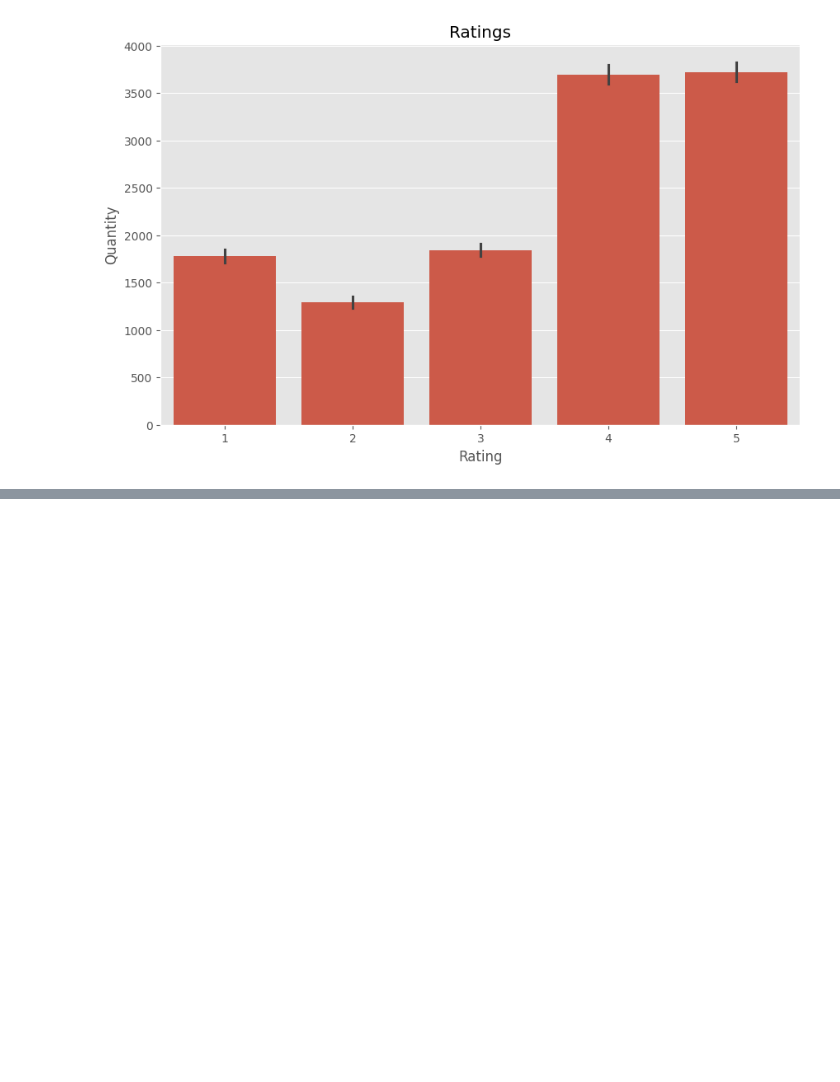
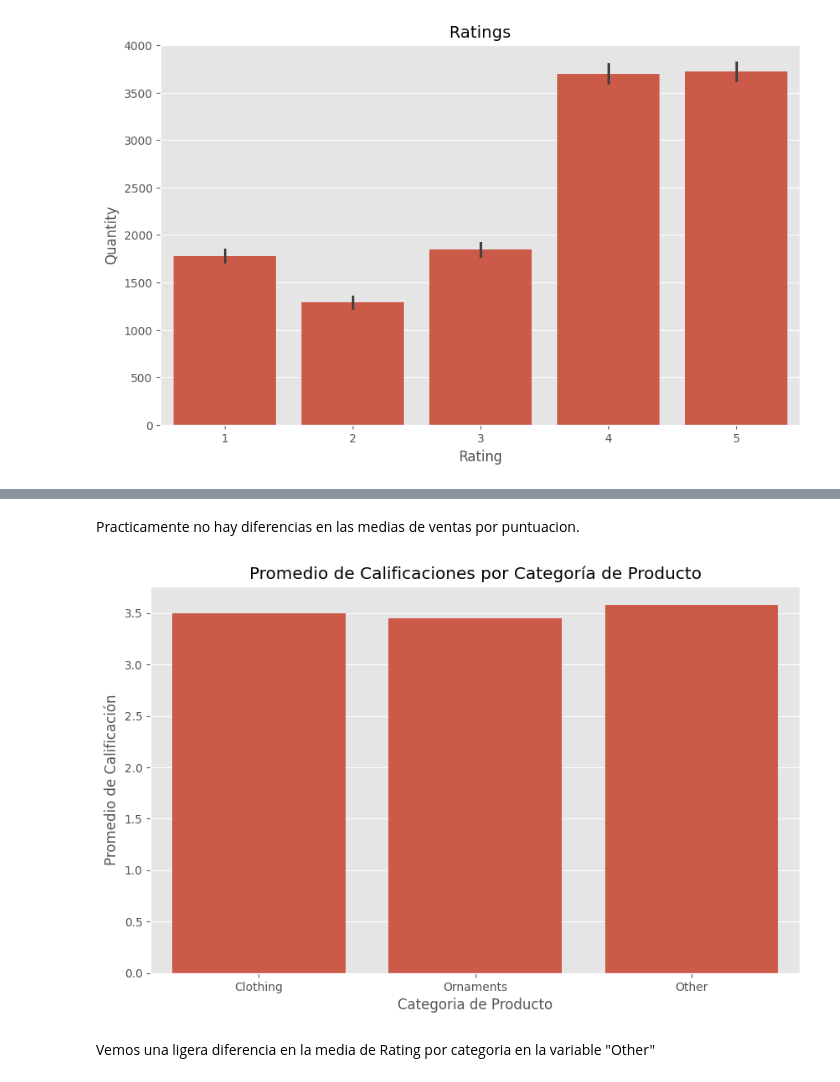
Before and after one commit to abdonrb/Global_Sales_EDA, a Jupyter notebook: notebooks/Data_visualitation.ipynb, the cells around one changed output, grey strips where cells are left out. Cells and saved outputs as stored; diff of their text form; code cells hidden in the pictures; blank space fills up the shorter version.

```diff
--- a/notebooks/Data_visualitation.ipynb
+++ b/notebooks/Data_visualitation.ipynb
@@ -211,0 +223,14 @@ plt.show()
+# %% [markdown]
+Practicamente no hay diferencias en las medias de ventas por puntuacion.
+# %%
+graf = df.groupby('Product_Category')['Rating'].mean().reset_index()
+plt.figure(figsize=(10, 6))
+sns.barplot(data=graf, x='Product_Category', y='Rating')
+plt.title('Promedio de Calificaciones por Categoría de Producto')
+plt.xlabel('Categoria de Producto')
+plt.ylabel('Promedio de Calificación')
+plt.show();
+# %% [output]
+[figure, added]
+# %% [markdown]
+Vemos una ligera diferencia en la media de Rating por categoria en la variable "Other"
```
Also changed, not shown: parts of 1 cell of this notebook, 2 other files.
